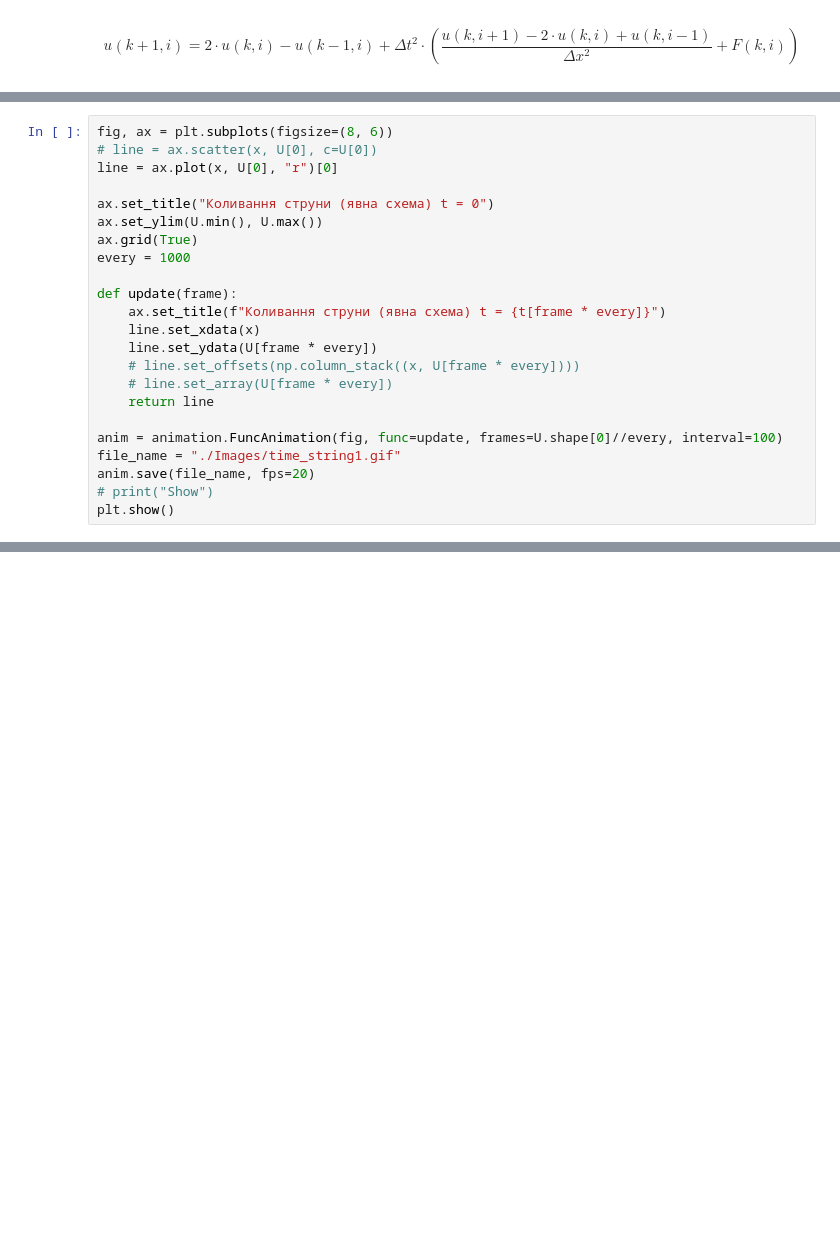
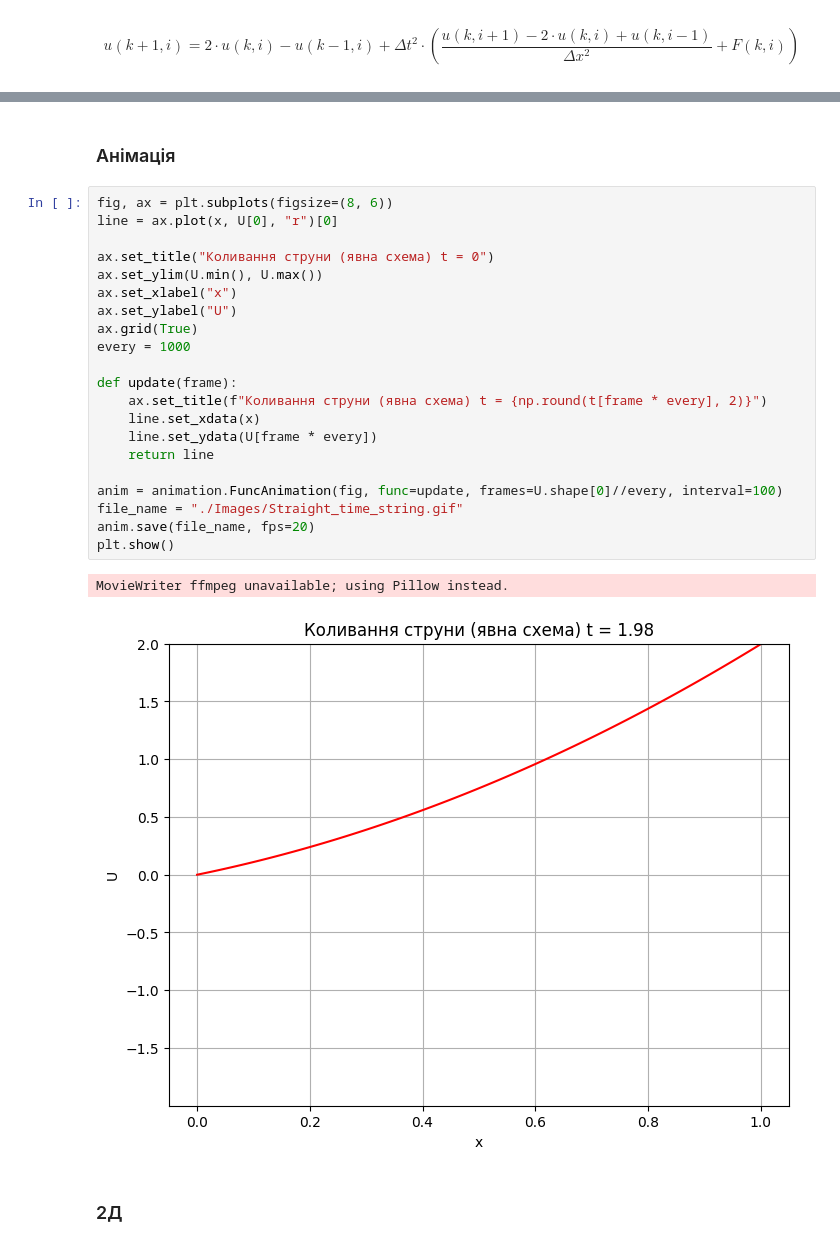
Before and after one commit to KlymentievMaksym/MetOb, a Jupyter notebook: RGR/RGR.ipynb, the cells around one changed output, grey strips where cells are left out. Cells and saved outputs as stored; diff of their text form; blank space fills up the shorter version.

```diff
--- a/RGR/RGR.ipynb
+++ b/RGR/RGR.ipynb
@@ -138,23 +115,0 @@ plt.show()
-# %%
-fig, ax = plt.subplots(figsize=(8, 6))
-# line = ax.scatter(x, U[0], c=U[0])
-line = ax.plot(x, U[0], "r")[0]
-
-ax.set_title("Коливання струни (явна схема) t = 0")
-ax.set_ylim(U.min(), U.max())
-ax.grid(True)
-every = 1000
-
-def update(frame):
-    ax.set_title(f"Коливання струни (явна схема) t = {t[frame * every]}")
-    line.set_xdata(x)
-    line.set_ydata(U[frame * every])
-    # line.set_offsets(np.column_stack((x, U[frame * every])))
-    # line.set_array(U[frame * every])
-    return line
-
-anim = animation.FuncAnimation(fig, func=update, frames=U.shape[0]//every, interval=100)
-file_name = "./Images/time_string1.gif"
-anim.save(file_name, fps=20)
-# print("Show")
-plt.show()
@@ -198,0 +202,28 @@ plt.show()
+# %% [markdown]
+### Анімація
+# %%
+fig, ax = plt.subplots(figsize=(8, 6))
+line = ax.plot(x, U[0], "r")[0]
+
+ax.set_title("Коливання струни (явна схема) t = 0")
+ax.set_ylim(U.min(), U.max())
+ax.set_xlabel("x")
+ax.set_ylabel("U")
+ax.grid(True)
+every = 1000
+
+def update(frame):
+    ax.set_title(f"Коливання струни (явна схема) t = {np.round(t[frame * every], 2)}")
+    line.set_xdata(x)
+    line.set_ydata(U[frame * every])
+    return line
+
+anim = animation.FuncAnimation(fig, func=update, frames=U.shape[0]//every, interval=100)
+file_name = "./Images/Straight_time_string.gif"
+anim.save(file_name, fps=20)
+plt.show()
+# %% [output]
+MovieWriter ffmpeg unavailable; using Pillow instead.
+[figure, added]
+# %% [markdown]
+### 2Д
```
Also changed, not shown: parts of 25 cells of this notebook, 10 other files.
